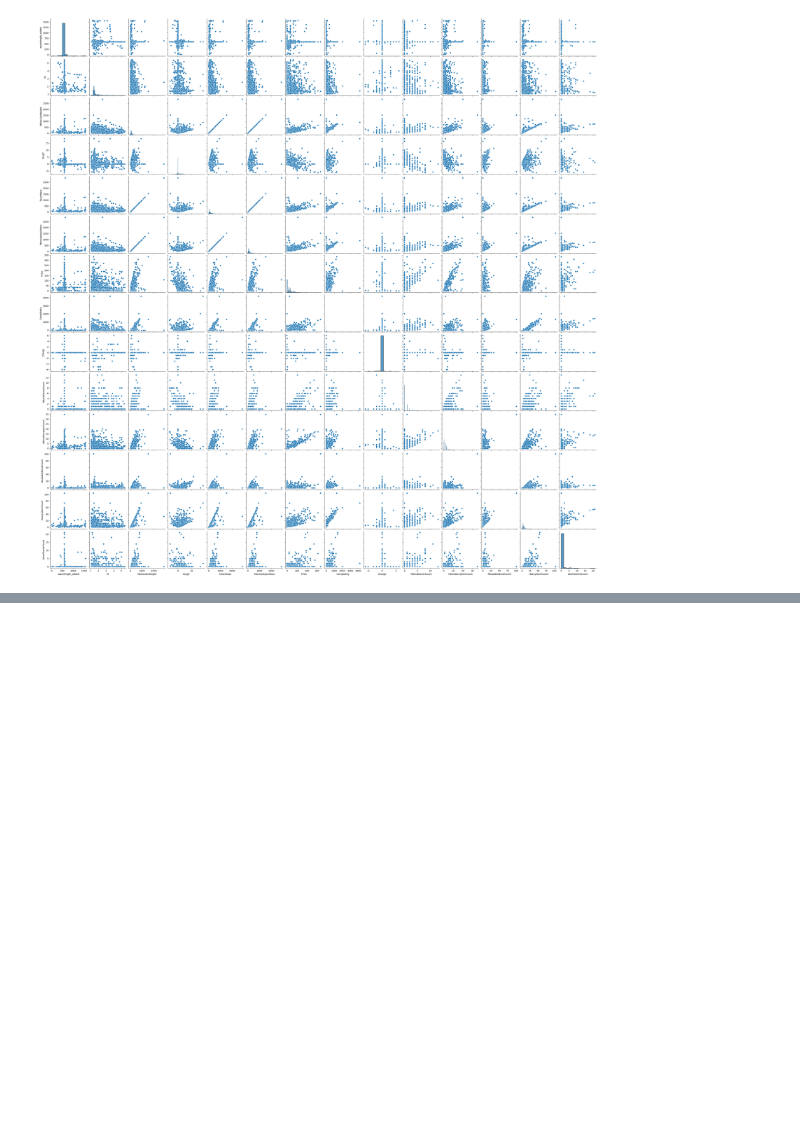
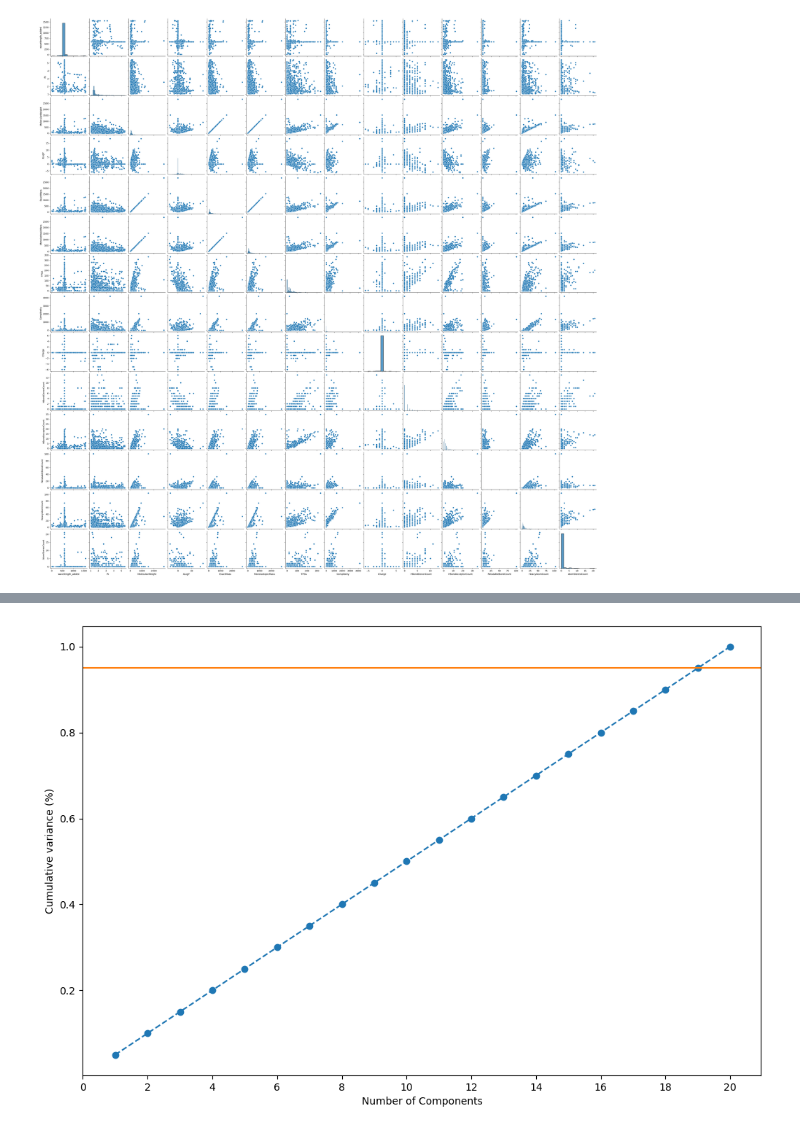
Before and after one commit to m19eremeeva/Course_tasks, a Jupyter notebook: Task_2/Visualization and Statistics .ipynb, the cells around one changed output, grey strips where cells are left out. Saved outputs shown, nothing was run; the diff lists cells and outputs as text; code cells hidden in the pictures; blank space fills up the shorter version.

```diff
--- a/Task_2/Visualization and Statistics .ipynb
+++ b/Task_2/Visualization and Statistics .ipynb
@@ -159,0 +274,34 @@ IndexError: index 1 is out of bounds for axis 1 with size 1
+# %%
+#ICA
+
+# Data
+X, Y = df.drop(["RI"], axis=1), df[["RI"]].values.flatten()
+
+#Import required libraries
+from sklearn.decomposition import FastICA
+
+# perform ICA
+ica = FastICA(n_components=20)
+ICA_x = ica.fit_transform(X)
+
+# calculate explained variance for components
+ica_explained_variance = np.var(ICA_x, axis=0)
+
+# calculate cumulative variance
+explained_variance_ratio = ica_explained_variance / np.sum(ica_explained_variance)
+y = np.cumsum(explained_variance_ratio)
+
+# calculate principal components
+princ_comp = np.arange(1, y.shape[0]+1, step=1)
+# %%
+colors = ['#1f77b4', '#ff7f0e']
+# plot results for cumulative variance
+fig, ax = plt.subplots(figsize=(12, 8))
+plt.plot(princ_comp, y, marker='o', linestyle='--', color=colors[0])
+plt.xlabel('Number of Components')
+plt.axhline(y=0.95, color=colors[1], linestyle='-')
+plt.xticks(np.arange(0, 21, step=2))
+plt.ylabel('Cumulative variance (%)')
+plt.show()
+# %% [output]
+[figure, added]
```
Also changed, not shown: parts of 19 cells of this notebook.
